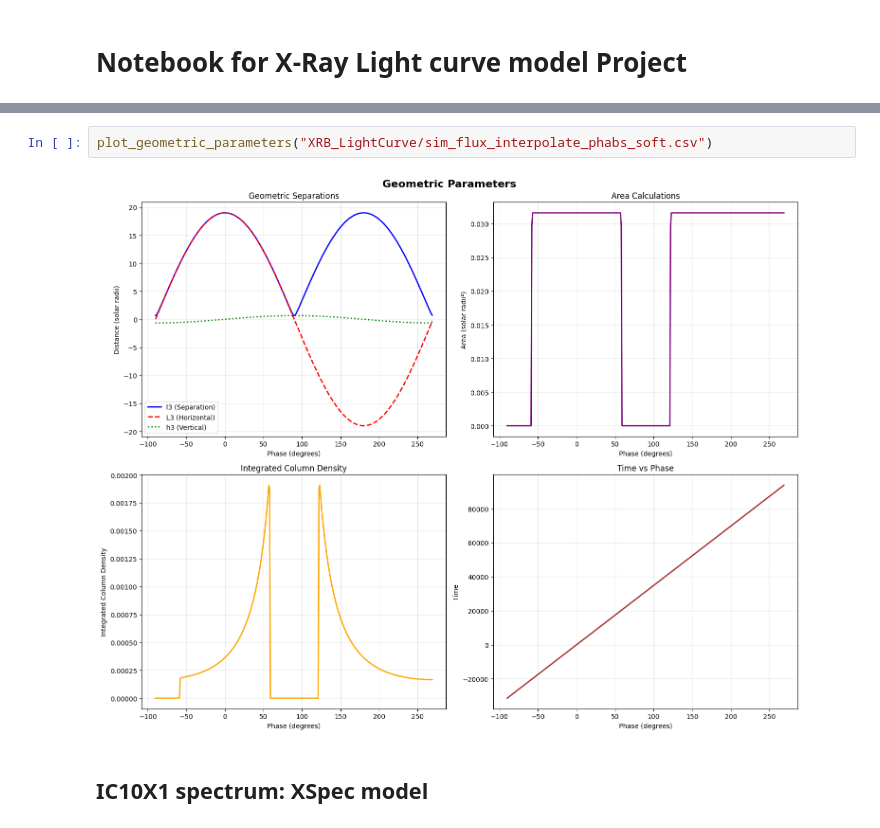
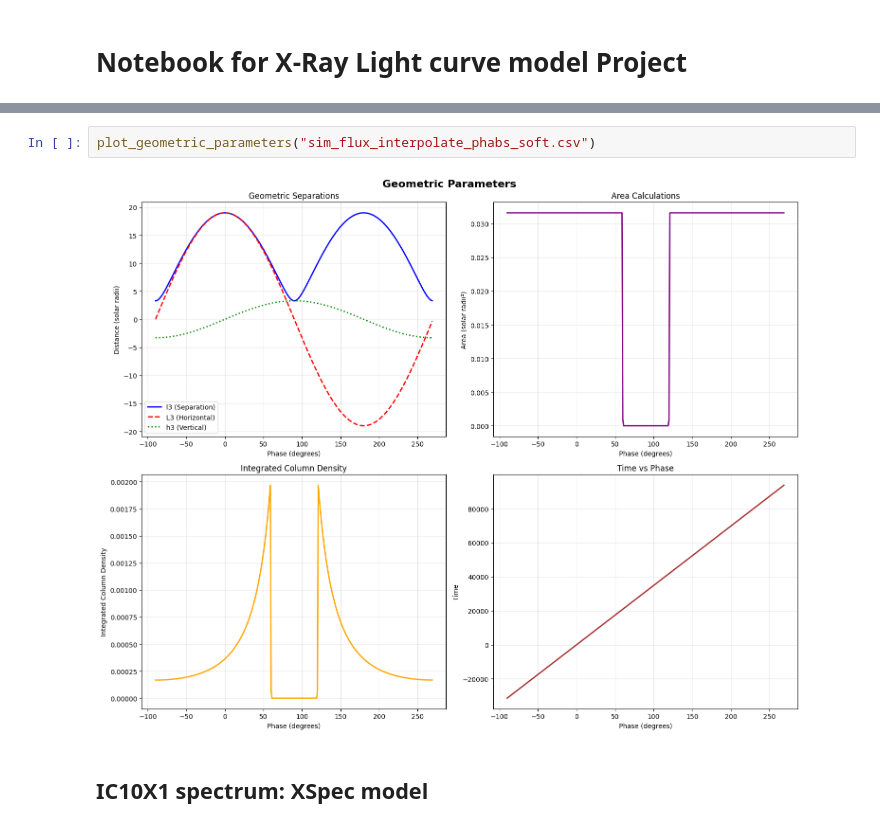
Before and after one commit to Ruchit10/XRB_LightCurve, a Jupyter notebook: xrb_model_analysis.ipynb, the cells around one changed output, grey strips where cells are left out. Cells and saved outputs as stored; diff of their text form.

```diff
--- a/xrb_model_analysis.ipynb
+++ b/xrb_model_analysis.ipynb
@@ -50,7 +50,7 @@ Detected energy bands: ['soft']
 # %%
-plot_geometric_parameters("XRB_LightCurve/sim_flux_interpolate_phabs_soft.csv")
+plot_geometric_parameters("sim_flux_interpolate_phabs_soft.csv")
 # %% [output]
-[figure, old version]
+[figure, new version]
 # %% [markdown]
 ## IC10X1 spectrum: XSpec model
 # %%
```
Also changed, not shown: parts of 3 cells of this notebook, 1 other file.
